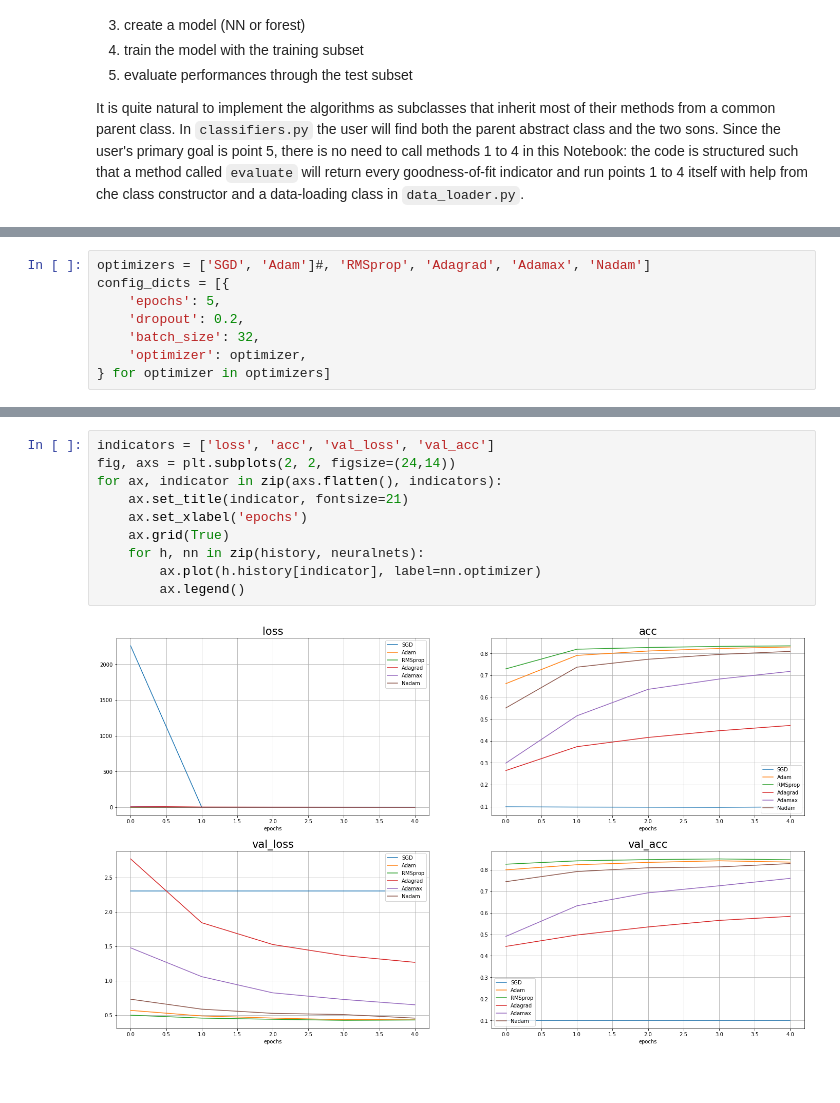
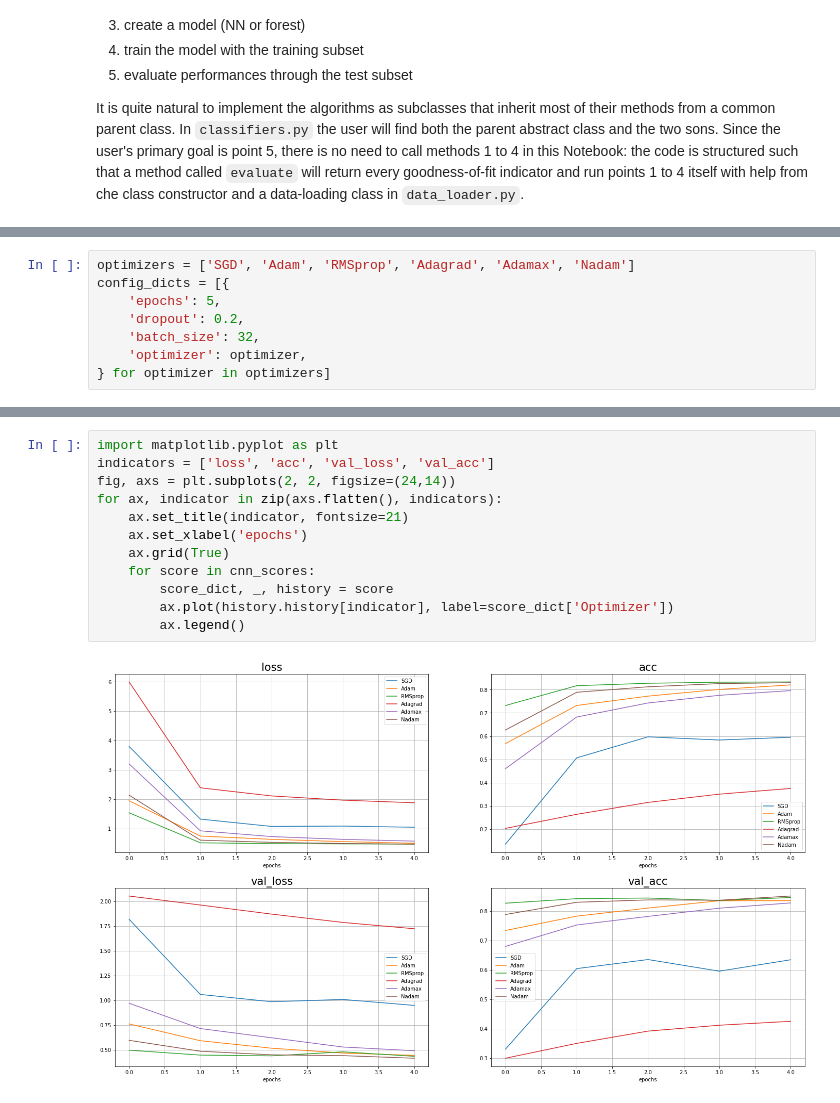
Before and after one commit to VLTSML26/cnn-randomforest, a Jupyter notebook: notebook.ipynb, the cells around one changed output, grey strips where cells are left out. Saved outputs shown, nothing was run; the diff lists cells and outputs as text; blank space fills up the shorter version.

```diff
--- a/notebook.ipynb
+++ b/notebook.ipynb
@@ -39,7 +35,7 @@ The CNN is built as follows:
 Both convolutional layers have `relu` as activation function: this is quite common when dealing with CNNs. The final dense layer has `softmax`. The loss function is categorical cross-entropy: this is also common for CNNs.
 Every other parameter of the network has to be stated by the user in a dictionary as input when the object is created. We shall use the following configuration.
 # %%
-optimizers = ['SGD', 'Adam']#, 'RMSprop', 'Adagrad', 'Adamax', 'Nadam']
+optimizers = ['SGD', 'Adam', 'RMSprop', 'Adagrad', 'Adamax', 'Nadam']
 config_dicts = [{
     'epochs': 5,
     'dropout': 0.2,
@@ -59,12 +59,14 @@ ValueError: Classification metrics can't handle a mix of multilabel-indicator an
 # %%
+import matplotlib.pyplot as plt
 indicators = ['loss', 'acc', 'val_loss', 'val_acc']
 fig, axs = plt.subplots(2, 2, figsize=(24,14))
 for ax, indicator in zip(axs.flatten(), indicators):
     ax.set_title(indicator, fontsize=21)
     ax.set_xlabel('epochs')
     ax.grid(True)
-    for h, nn in zip(history, neuralnets):
-        ax.plot(h.history[indicator], label=nn.optimizer)
+    for score in cnn_scores:
+        score_dict, _, history = score
+        ax.plot(history.history[indicator], label=score_dict['Optimizer'])
         ax.legend()
 # %% [output]
-[figure, old version]
+[figure, new version]
```
Also changed, not shown: parts of 20 cells of this notebook, 1 other file.
